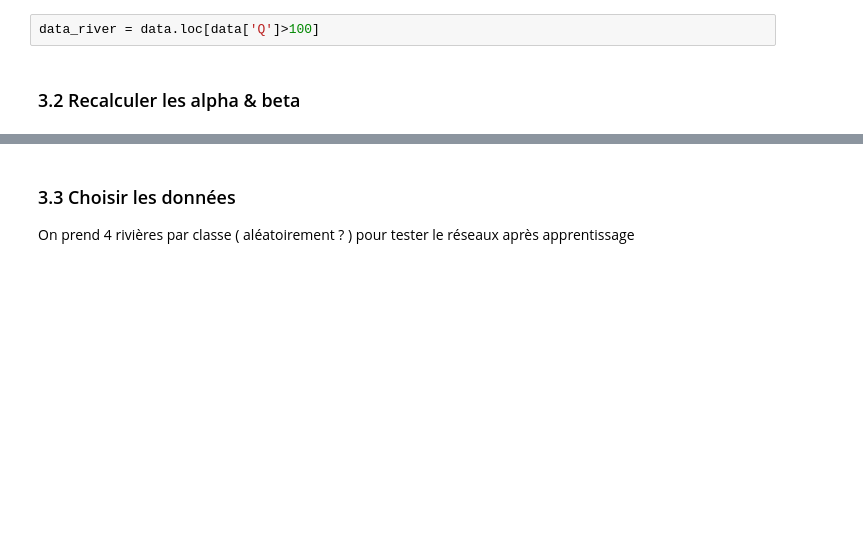
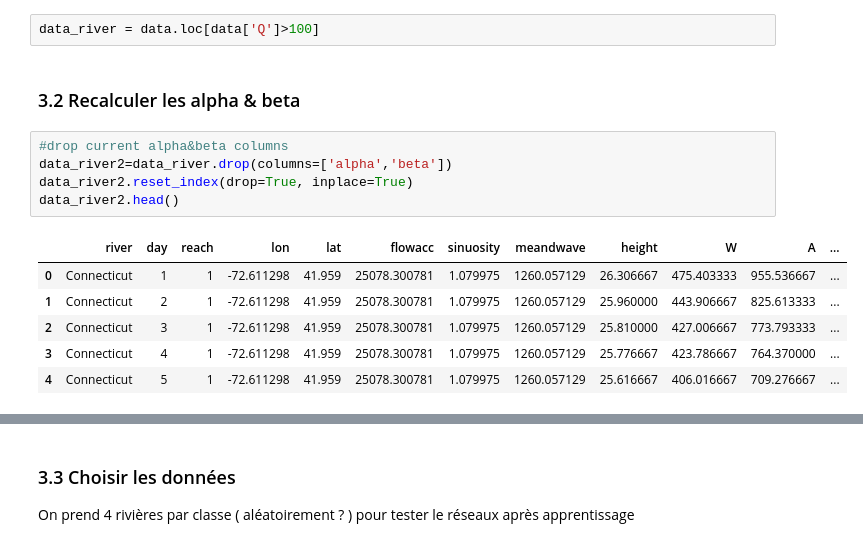
Before and after one commit to scastets/Projet4MA_Hydrologie, a Jupyter notebook: Notebooks/Apprentissage_ANN_Pepsi_New.ipynb, the cells around one changed output, grey strips where cells are left out. Cells and saved outputs as stored; diff of their text form; blank space fills up the shorter version.

Commit message:
New alpha&beta

```diff
--- a/Notebooks/Apprentissage_ANN_Pepsi_New.ipynb
+++ b/Notebooks/Apprentissage_ANN_Pepsi_New.ipynb
@@ -35,4 +35,16 @@ data.head()
 data_river = data.loc[data['Q']>100]
 # %% [markdown]
 ### 3.2 Recalculer les alpha & beta
+# %%
+#drop current alpha&beta columns
+data_river2=data_river.drop(columns=['alpha','beta'])
+data_river2.reset_index(drop=True, inplace=True)
+data_river2.head()
+# %% [output]
+|  | river | day | reach | lon | lat | flowacc | sinuosity | meandwave | height | W | A | ... |
+| 0 | Connecticut | 1 | 1 | -72.611298 | 41.959 | 25078.300781 | 1.079975 | 1260.057129 | 26.306667 | 475.403333 | 955.536667 | ... |
+| 1 | Connecticut | 2 | 1 | -72.611298 | 41.959 | 25078.300781 | 1.079975 | 1260.057129 | 25.960000 | 443.906667 | 825.613333 | ... |
+| 2 | Connecticut | 3 | 1 | -72.611298 | 41.959 | 25078.300781 | 1.079975 | 1260.057129 | 25.810000 | 427.006667 | 773.793333 | ... |
+| 3 | Connecticut | 4 | 1 | -72.611298 | 41.959 | 25078.300781 | 1.079975 | 1260.057129 | 25.776667 | 423.786667 | 764.370000 | ... |
+| 4 | Connecticut | 5 | 1 | -72.611298 | 41.959 | 25078.300781 | 1.079975 | 1260.057129 | 25.616667 | 406.016667 | 709.276667 | ... |
 # %%
```
Also changed, not shown: parts of 4 cells of this notebook.
